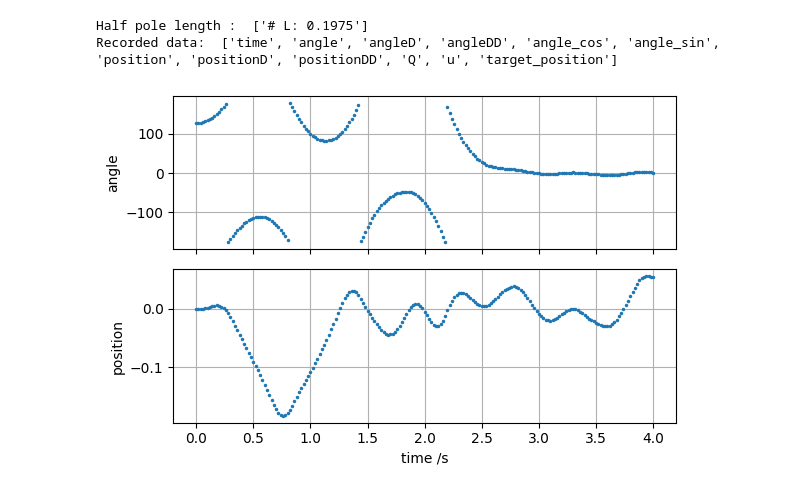
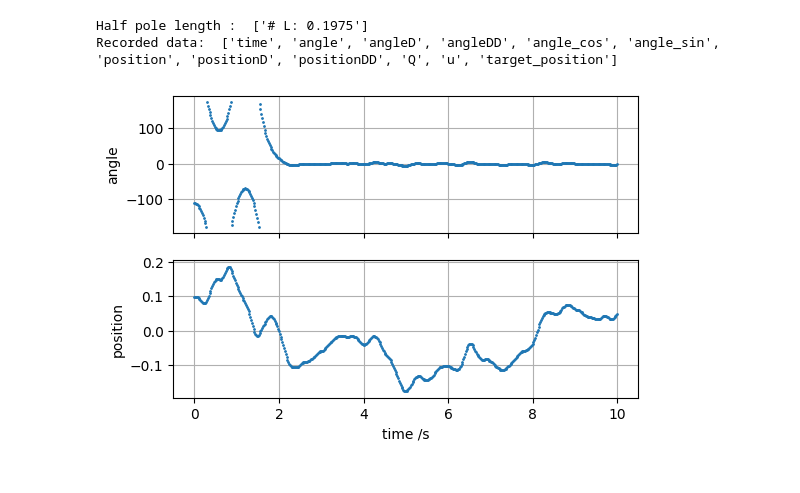
Before and after one commit to SensorsINI/CartPoleSimulation, a Jupyter notebook: Experiment_Recordings/Read_data.ipynb, the cells around one changed output. Cells and saved outputs as stored; diff of their text form; code cells hidden in the pictures.

```diff
--- a/Experiment_Recordings/Read_data.ipynb
+++ b/Experiment_Recordings/Read_data.ipynb
@@ -7,7 +7,7 @@ import matplotlib.pyplot as plt
 #### Data generation
 # %%
 import csv
-filename = 'Experiment.csv'
+filename = 'Experiment-7.csv'
 with open(filename) as csvdatei:
     csv_reader_object = csv.reader(csvdatei)
     row = list(csv_reader_object)
@@ -21,18 +21,15 @@ Recorded data:  ['time', 'angle', 'angleD', 'angleDD', 'angle_cos', 'angle_sin',
 # %%
 time = data[:,0]
 angle = data[:,1]*180/np.pi
 position = data[:,6]
 
-
 fig, (ax1, ax2) = plt.subplots(2, sharex=True, dpi =100)
-ax1.plot(time, angle,'.',markersize=3)
+ax1.plot(time, angle,'.',markersize=2)
 ax1.set(ylabel='angle')
 ax1.grid(True)
 
-ax2.plot(time, position, '.',markersize=3)
-ax2.set(xlabel='time /s', ylabel='position')
+ax2.plot(time,position,'.',markersize=2, label='')
+ax2.set(ylabel='position', xlabel='time /s')
 ax2.grid(True)
-
-plt.tight_layout()
 # %% [output]
-[figure, old version]
+[figure, new version]
```
Also changed, not shown: parts of 2 cells of this notebook, 5 other files.
